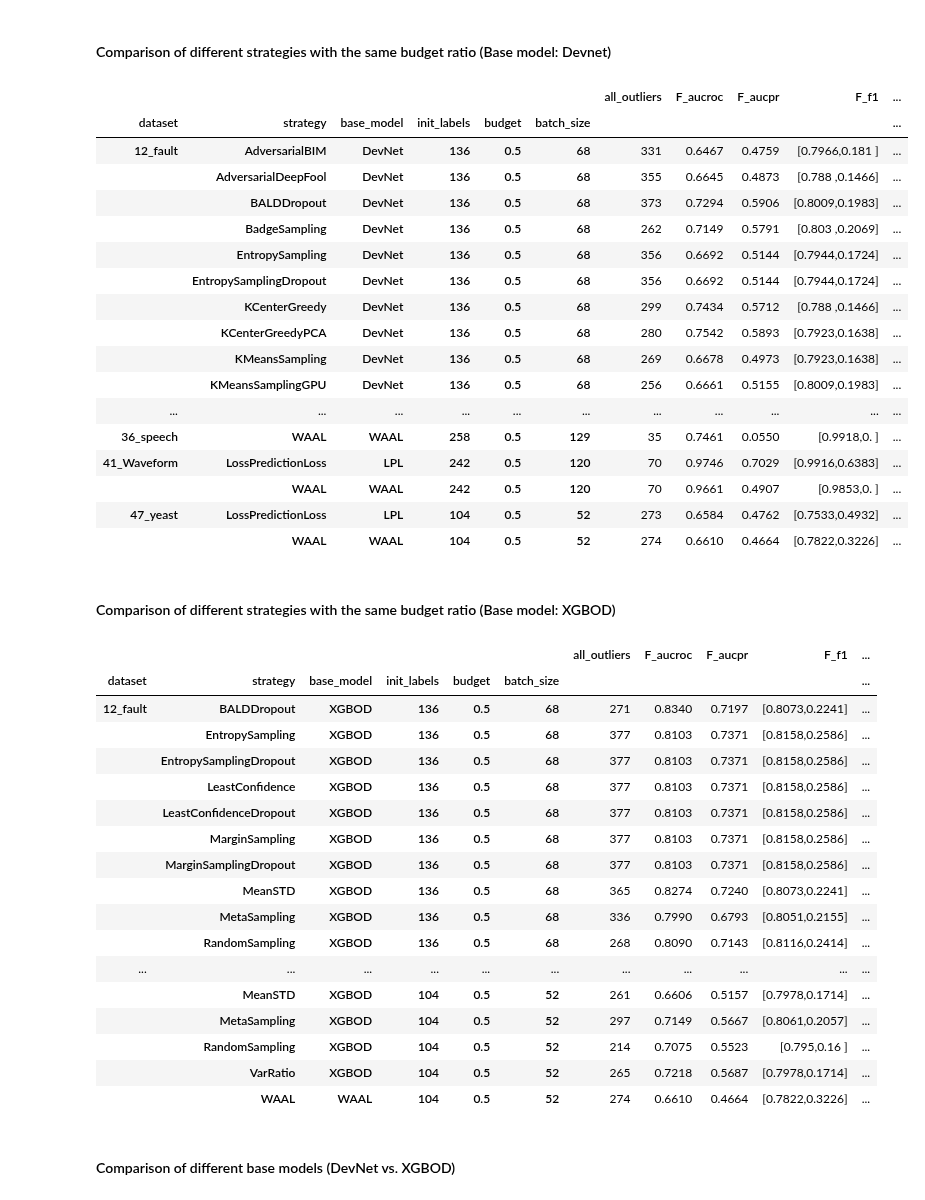
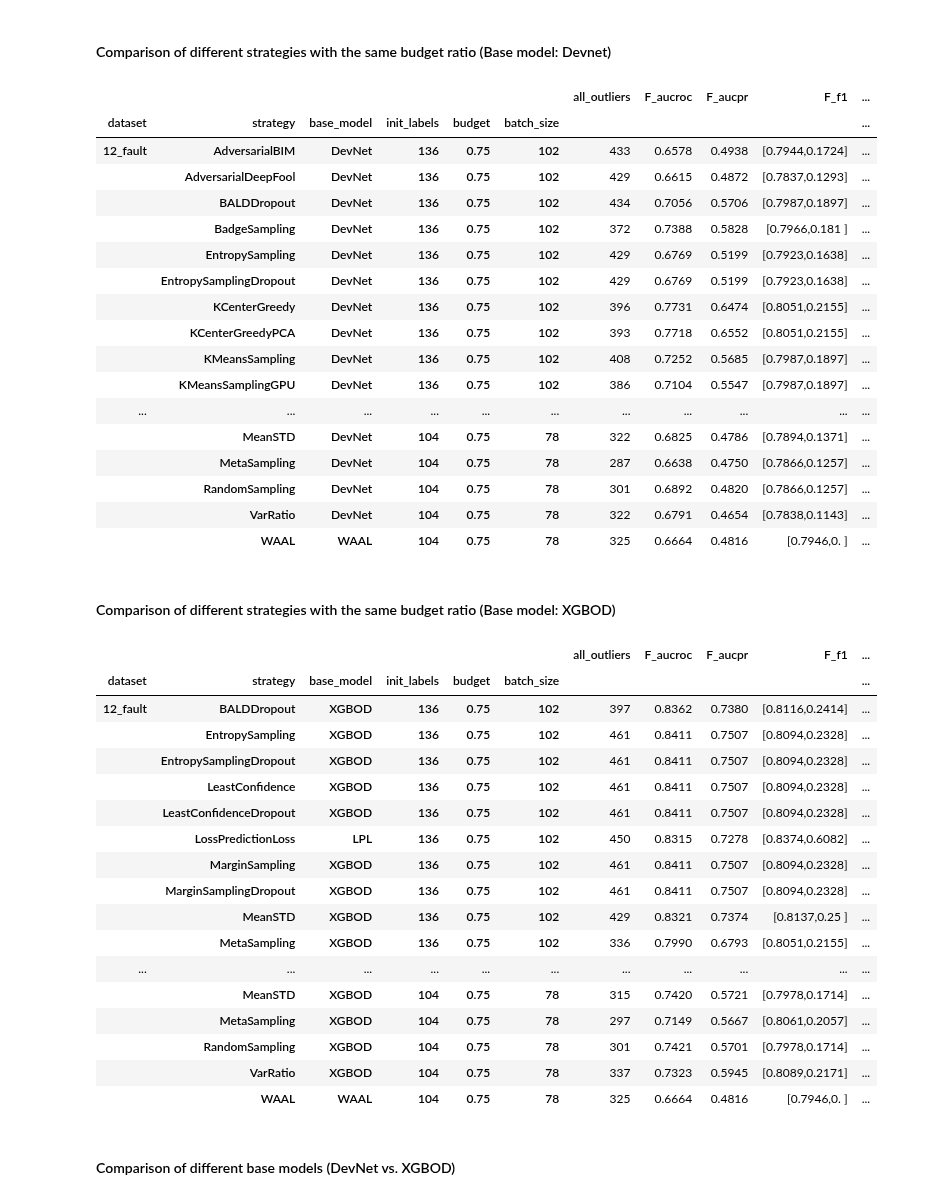
Before and after one commit to clarenceluo78/ActiveAD, a Jupyter notebook: results.ipynb, the cells around one changed output. Saved outputs shown, nothing was run; the diff lists cells and outputs as text; code cells hidden in the pictures.

```diff
--- a/results.ipynb
+++ b/results.ipynb
@@ -5,8 +5,12 @@ import sys
 from copy import deepcopy
 from pathlib import Path
 import pandas as pd
-from utils import load_json
+# from utils import load_json
+import typing as ty
 from collections import OrderedDict
+
+def load_json(path: ty.Union[Path, str]) -> ty.Any:
+    return json.loads(Path(path).read_text())
 
 pd.set_option('display.max_rows', None)
 pd.set_option('display.max_columns', None)
@@ -147,46 +151,46 @@ def build_report_single(dataset, base_model, strategy, budget_ratio):
 # %% [markdown]
 #### Comparison of different strategies with the same budget ratio (Base model: Devnet)
 # %%
-budget_ratio = 0.5  # 0.05 0.1 0.25 0.5 0.75, specify budget ratio here
+budget_ratio = 0.75  # 0.05 0.1 0.25 0.5 0.75, specify budget ratio here
 BASE_MODEL = 'DevNet'
 outputs_and_names = []
 for strategy, base_model, datasets in [
     (s, BASE_MODEL, ALL_DATASETS) for s in NORMAL_STRATEGIES + EMBEDDING_STRATEGIES
 ]:
     for dataset in datasets:
         outputs_and_names.append((f'output/{dataset}/{strategy}/{base_model}/{budget_ratio}', strategy))
 
 for strategy, base_model, datasets in [
     (WAAL_STRATEGY, 'WAAL', ALL_DATASETS),
     (LPL_STRATEGY, 'LPL', ALL_DATASETS),
 ]:
     for dataset in datasets:
         outputs_and_names.append((f'output/{dataset}/{strategy}/{base_model}/{budget_ratio}', strategy))
 
 build_report_all(outputs_and_names)
 # %% [output]
 |  |  |  |  |  |  | all_outliers | F_aucroc | F_aucpr | F_f1 | ... |
 | dataset | strategy | base_model | init_labels | budget | batch_size |  |  |  |  | ... |
-| 12_fault | AdversarialBIM | DevNet | 136 | 0.5 | 68 | 331 | 0.6467 | 0.4759 | [0.7966,0.181 ] | ... |
-|  | AdversarialDeepFool | DevNet | 136 | 0.5 | 68 | 355 | 0.6645 | 0.4873 | [0.788 ,0.1466] | ... |
-|  | BALDDropout | DevNet | 136 | 0.5 | 68 | 373 | 0.7294 | 0.5906 | [0.8009,0.1983] | ... |
-|  | BadgeSampling | DevNet | 136 | 0.5 | 68 | 262 | 0.7149 | 0.5791 | [0.803 ,0.2069] | ... |
-|  | EntropySampling | DevNet | 136 | 0.5 | 68 | 356 | 0.6692 | 0.5144 | [0.7944,0.1724] | ... |
-|  | EntropySamplingDropout | DevNet | 136 | 0.5 | 68 | 356 | 0.6692 | 0.5144 | [0.7944,0.1724] | ... |
-|  | KCenterGreedy | DevNet | 136 | 0.5 | 68 | 299 | 0.7434 | 0.5712 | [0.788 ,0.1466] | ... |
-|  | KCenterGreedyPCA | DevNet | 136 | 0.5 | 68 | 280 | 0.7542 | 0.5893 | [0.7923,0.1638] | ... |
-|  | KMeansSampling | DevNet | 136 | 0.5 | 68 | 269 | 0.6678 | 0.4973 | [0.7923,0.1638] | ... |
-|  | KMeansSamplingGPU | DevNet | 136 | 0.5 | 68 | 256 | 0.6661 | 0.5155 | [0.8009,0.1983] | ... |
+| 12_fault | AdversarialBIM | DevNet | 136 | 0.75 | 102 | 433 | 0.6578 | 0.4938 | [0.7944,0.1724] | ... |
+|  | AdversarialDeepFool | DevNet | 136 | 0.75 | 102 | 429 | 0.6615 | 0.4872 | [0.7837,0.1293] | ... |
+|  | BALDDropout | DevNet | 136 | 0.75 | 102 | 434 | 0.7056 | 0.5706 | [0.7987,0.1897] | ... |
+|  | BadgeSampling | DevNet | 136 | 0.75 | 102 | 372 | 0.7388 | 0.5828 | [0.7966,0.181 ] | ... |
+|  | EntropySampling | DevNet | 136 | 0.75 | 102 | 429 | 0.6769 | 0.5199 | [0.7923,0.1638] | ... |
+|  | EntropySamplingDropout | DevNet | 136 | 0.75 | 102 | 429 | 0.6769 | 0.5199 | [0.7923,0.1638] | ... |
+|  | KCenterGreedy | DevNet | 136 | 0.75 | 102 | 396 | 0.7731 | 0.6474 | [0.8051,0.2155] | ... |
+|  | KCenterGreedyPCA | DevNet | 136 | 0.75 | 102 | 393 | 0.7718 | 0.6552 | [0.8051,0.2155] | ... |
+|  | KMeansSampling | DevNet | 136 | 0.75 | 102 | 408 | 0.7252 | 0.5685 | [0.7987,0.1897] | ... |
+|  | KMeansSamplingGPU | DevNet | 136 | 0.75 | 102 | 386 | 0.7104 | 0.5547 | [0.7987,0.1897] | ... |
 | ... | ... | ... | ... | ... | ... | ... | ... | ... | ... | ... |
-| 36_speech | WAAL | WAAL | 258 | 0.5 | 129 | 35 | 0.7461 | 0.0550 | [0.9918,0. ] | ... |
-| 41_Waveform | LossPredictionLoss | LPL | 242 | 0.5 | 120 | 70 | 0.9746 | 0.7029 | [0.9916,0.6383] | ... |
-|  | WAAL | WAAL | 242 | 0.5 | 120 | 70 | 0.9661 | 0.4907 | [0.9853,0. ] | ... |
-| 47_yeast | LossPredictionLoss | LPL | 104 | 0.5 | 52 | 273 | 0.6584 | 0.4762 | [0.7533,0.4932] | ... |
-|  | WAAL | WAAL | 104 | 0.5 | 52 | 274 | 0.6610 | 0.4664 | [0.7822,0.3226] | ... |
+|  | MeanSTD | DevNet | 104 | 0.75 | 78 | 322 | 0.6825 | 0.4786 | [0.7894,0.1371] | ... |
+|  | MetaSampling | DevNet | 104 | 0.75 | 78 | 287 | 0.6638 | 0.4750 | [0.7866,0.1257] | ... |
+|  | RandomSampling | DevNet | 104 | 0.75 | 78 | 301 | 0.6892 | 0.4820 | [0.7866,0.1257] | ... |
+|  | VarRatio | DevNet | 104 | 0.75 | 78 | 322 | 0.6791 | 0.4654 | [0.7838,0.1143] | ... |
+|  | WAAL | WAAL | 104 | 0.75 | 78 | 325 | 0.6664 | 0.4816 | [0.7946,0. ] | ... |
 # %% [markdown]
 #### Comparison of different strategies with the same budget ratio (Base model: XGBOD)
 # %%
-budget_ratio = 0.5  # 0.05 0.1 0.25 0.5 0.75, specify budget ratio here
+budget_ratio = 0.75  # 0.05 0.1 0.25 0.5 0.75, specify budget ratio here
 BASE_MODEL = 'XGBOD'
 outputs_and_names = []
 for strategy, base_model, datasets in [
@@ -196,8 +200,8 @@ for strategy, base_model, datasets in [
         outputs_and_names.append((f'output/{dataset}/{strategy}/{base_model}/{budget_ratio}', strategy))
 
 for strategy, base_model, datasets in [
-    ('WAAL', 'WAAL', ALL_DATASETS),
-    ('LPL', 'LossPredictionLoss', ALL_DATASETS),
+    (WAAL_STRATEGY, 'WAAL', ALL_DATASETS),
+    (LPL_STRATEGY, 'LPL', ALL_DATASETS),
 ]:
     for dataset in datasets:
         outputs_and_names.append((f'output/{dataset}/{strategy}/{base_model}/{budget_ratio}', strategy))
@@ -205,22 +209,22 @@ build_report_all(outputs_and_names)
 # %% [output]
 |  |  |  |  |  |  | all_outliers | F_aucroc | F_aucpr | F_f1 | ... |
 | dataset | strategy | base_model | init_labels | budget | batch_size |  |  |  |  | ... |
-| 12_fault | BALDDropout | XGBOD | 136 | 0.5 | 68 | 271 | 0.8340 | 0.7197 | [0.8073,0.2241] | ... |
-|  | EntropySampling | XGBOD | 136 | 0.5 | 68 | 377 | 0.8103 | 0.7371 | [0.8158,0.2586] | ... |
-|  | EntropySamplingDropout | XGBOD | 136 | 0.5 | 68 | 377 | 0.8103 | 0.7371 | [0.8158,0.2586] | ... |
-|  | LeastConfidence | XGBOD | 136 | 0.5 | 68 | 377 | 0.8103 | 0.7371 | [0.8158,0.2586] | ... |
-|  | LeastConfidenceDropout | XGBOD | 136 | 0.5 | 68 | 377 | 0.8103 | 0.7371 | [0.8158,0.2586] | ... |
-|  | MarginSampling | XGBOD | 136 | 0.5 | 68 | 377 | 0.8103 | 0.7371 | [0.8158,0.2586] | ... |
-|  | MarginSamplingDropout | XGBOD | 136 | 0.5 | 68 | 377 | 0.8103 | 0.7371 | [0.8158,0.2586] | ... |
-|  | MeanSTD | XGBOD | 136 | 0.5 | 68 | 365 | 0.8274 | 0.7240 | [0.8073,0.2241] | ... |
-|  | MetaSampling | XGBOD | 136 | 0.5 | 68 | 336 | 0.7990 | 0.6793 | [0.8051,0.2155] | ... |
-|  | RandomSampling | XGBOD | 136 | 0.5 | 68 | 268 | 0.8090 | 0.7143 | [0.8116,0.2414] | ... |
+| 12_fault | BALDDropout | XGBOD | 136 | 0.75 | 102 | 397 | 0.8362 | 0.7380 | [0.8116,0.2414] | ... |
+|  | EntropySampling | XGBOD | 136 | 0.75 | 102 | 461 | 0.8411 | 0.7507 | [0.8094,0.2328] | ... |
+|  | EntropySamplingDropout | XGBOD | 136 | 0.75 | 102 | 461 | 0.8411 | 0.7507 | [0.8094,0.2328] | ... |
+|  | LeastConfidence | XGBOD | 136 | 0.75 | 102 | 461 | 0.8411 | 0.7507 | [0.8094,0.2328] | ... |
+|  | LeastConfidenceDropout | XGBOD | 136 | 0.75 | 102 | 461 | 0.8411 | 0.7507 | [0.8094,0.2328] | ... |
+|  | LossPredictionLoss | LPL | 136 | 0.75 | 102 | 450 | 0.8315 | 0.7278 | [0.8374,0.6082] | ... |
+|  | MarginSampling | XGBOD | 136 | 0.75 | 102 | 461 | 0.8411 | 0.7507 | [0.8094,0.2328] | ... |
+|  | MarginSamplingDropout | XGBOD | 136 | 0.75 | 102 | 461 | 0.8411 | 0.7507 | [0.8094,0.2328] | ... |
+|  | MeanSTD | XGBOD | 136 | 0.75 | 102 | 429 | 0.8321 | 0.7374 | [0.8137,0.25 ] | ... |
+|  | MetaSampling | XGBOD | 136 | 0.75 | 102 | 336 | 0.7990 | 0.6793 | [0.8051,0.2155] | ... |
 | ... | ... | ... | ... | ... | ... | ... | ... | ... | ... | ... |
-|  | MeanSTD | XGBOD | 104 | 0.5 | 52 | 261 | 0.6606 | 0.5157 | [0.7978,0.1714] | ... |
-|  | MetaSampling | XGBOD | 104 | 0.5 | 52 | 297 | 0.7149 | 0.5667 | [0.8061,0.2057] | ... |
-|  | RandomSampling | XGBOD | 104 | 0.5 | 52 | 214 | 0.7075 | 0.5523 | [0.795,0.16 ] | ... |
-|  | VarRatio | XGBOD | 104 | 0.5 | 52 | 265 | 0.7218 | 0.5687 | [0.7978,0.1714] | ... |
-|  | WAAL | WAAL | 104 | 0.5 | 52 | 274 | 0.6610 | 0.4664 | [0.7822,0.3226] | ... |
+|  | MeanSTD | XGBOD | 104 | 0.75 | 78 | 315 | 0.7420 | 0.5721 | [0.7978,0.1714] | ... |
+|  | MetaSampling | XGBOD | 104 | 0.75 | 78 | 297 | 0.7149 | 0.5667 | [0.8061,0.2057] | ... |
+|  | RandomSampling | XGBOD | 104 | 0.75 | 78 | 301 | 0.7421 | 0.5701 | [0.7978,0.1714] | ... |
+|  | VarRatio | XGBOD | 104 | 0.75 | 78 | 337 | 0.7323 | 0.5945 | [0.8089,0.2171] | ... |
+|  | WAAL | WAAL | 104 | 0.75 | 78 | 325 | 0.6664 | 0.4816 | [0.7946,0. ] | ... |
 # %% [markdown]
 #### Comparison of different base models (DevNet vs. XGBOD)
 # %%
```
Also changed, not shown: parts of 2 cells of this notebook.
